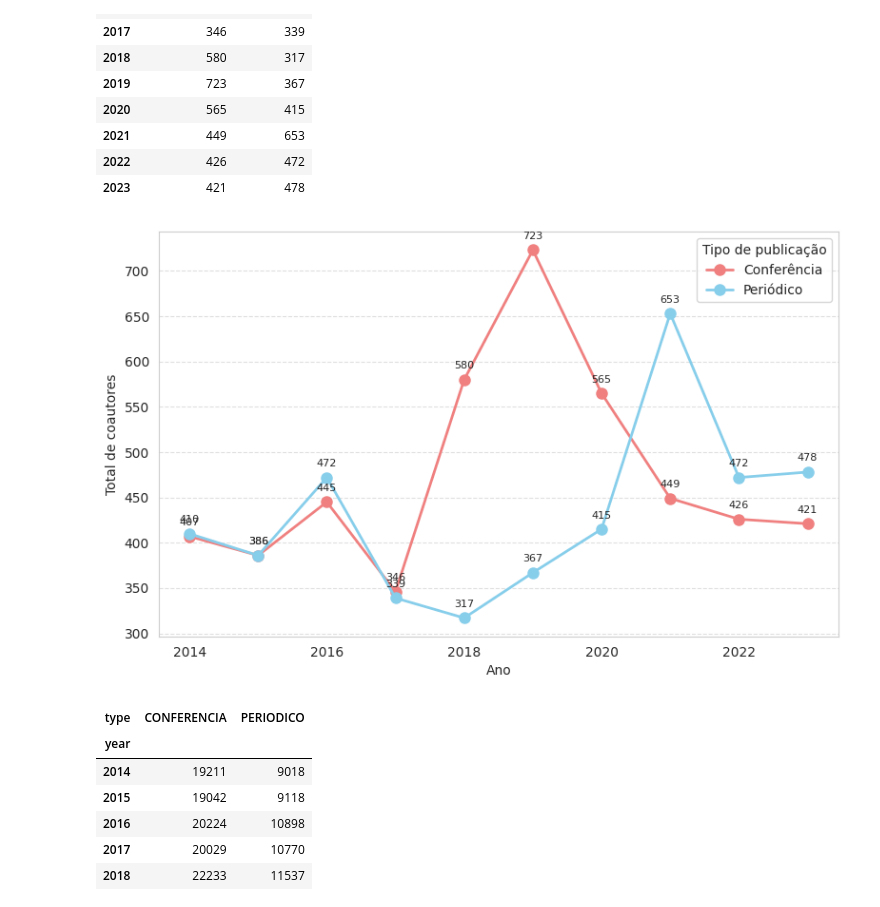
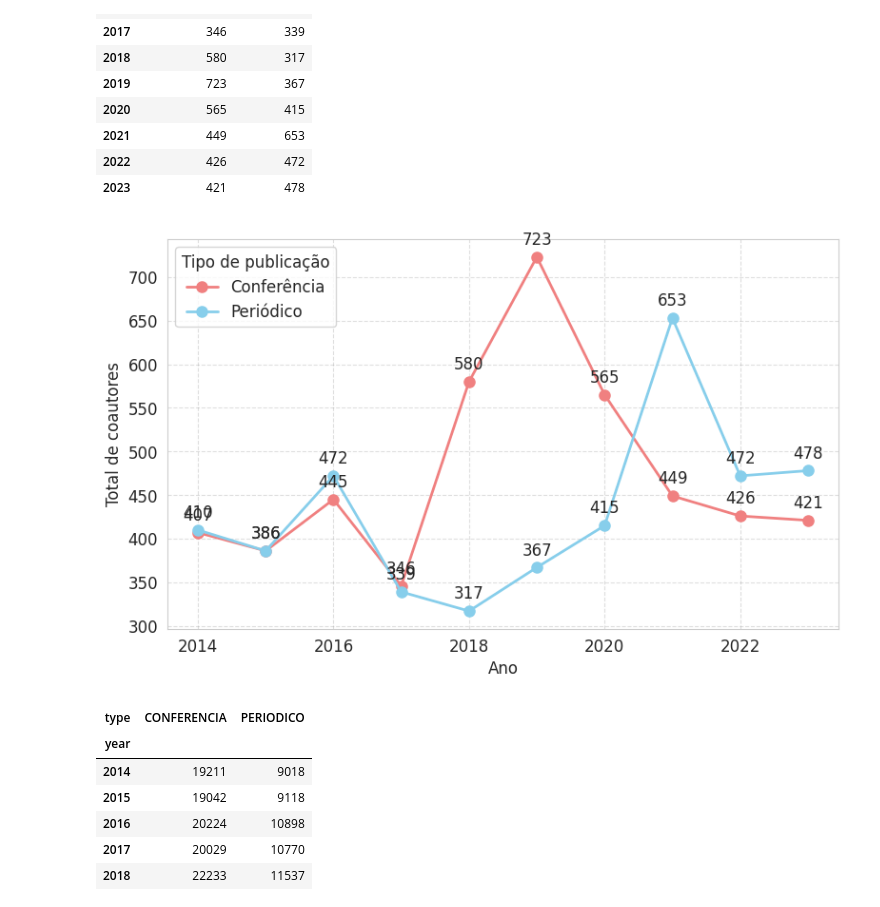
Before and after one commit to jeojildo/ppgcc-coautorias, a Jupyter notebook: notebooks/04-visualization.ipynb, the cells around one changed output. Saved outputs shown, nothing was run; the diff lists cells and outputs as text; code cells hidden in the pictures.

```diff
--- a/notebooks/04-visualization.ipynb
+++ b/notebooks/04-visualization.ipynb
@@ -152,19 +153,20 @@ df_yearly_all
 fig_yearly_pub_all, ax_yearly_pub_all = plt.subplots(figsize=(8, 5))
 df_yearly_all.plot(kind="line", ax=ax_yearly_pub_all, color=["lightcoral", "skyblue"], marker='o', linewidth=2, markersize=8)
 
-ax_yearly_pub_all.set_xlabel("Ano")
-ax_yearly_pub_all.set_ylabel("Total de publicações")
-ax_yearly_pub_all.legend(title="Tipo de publicação", labels=["Conferência", "Periódico"])
+ax_yearly_pub_all.set_xlabel("Ano", fontsize=12)
+ax_yearly_pub_all.set_ylabel("Total de publicações", fontsize=12)
+ax_yearly_pub_all.legend(title="Tipo de publicação", labels=["Conferência", "Periódico"], fontsize=12, title_fontsize=12)
 
 for line in ax_yearly_pub_all.get_lines():
     for x, y in zip(line.get_xdata(), line.get_ydata()):
-        ax_yearly_pub_all.text(x, y+5, f"{y}", fontsize=8, ha='center', va='bottom')
+        ax_yearly_pub_all.text(x, y+50, f"{y}", fontsize=12, ha='center', va='bottom')
 
 ax_yearly_pub_all.yaxis.grid(linestyle='--', which='major', color='grey', alpha=.25)
 ax_yearly_pub_all.xaxis.grid(linestyle='--', which='major', color='grey', alpha=.25)
 
 ax_yearly_pub_all.set_xticks(df_yearly_all.index)
-ax_yearly_pub_all.set_xticklabels(df_yearly_all.index, rotation=0)
+ax_yearly_pub_all.set_xticklabels(df_yearly_all.index, rotation=0, fontsize=12)
+ax_yearly_pub_all.set_yticklabels(ax_yearly_pub_all.get_yticks().astype(int), fontsize=12)
 
 plt.tight_layout()
 
@@ -181,9 +183,9 @@ fig_yearly_pub_combined, ax_yearly_pub_combined = plt.subplots(figsize=(10, 6))
 df_yearly_all.plot(kind="line", ax=ax_yearly_pub_combined, color=["indianred", "deepskyblue"], marker='s', linewidth=2, markersize=8, linestyle='--', label=['Conferência (Brasil)', 'Periódico (Brasil)'])
 df_yearly.plot(kind="line", ax=ax_yearly_pub_combined, color=["lightcoral", "skyblue"], marker='o', linewidth=2, markersize=8, linestyle='-', label=['Conferência (UFPA)', 'Periódico (UFPA)'])
 
-ax_yearly_pub_combined.set_xlabel("Ano")
-ax_yearly_pub_combined.set_ylabel("Total de publicações")
-ax_yearly_pub_combined.legend(title="Tipo de publicação", labels=["Conferência (Brasil)", "Periódico (Brasil)", "Conferência (UFPA)", "Periódico (UFPA)"])
+ax_yearly_pub_combined.set_xlabel("Ano", fontsize=12)
+ax_yearly_pub_combined.set_ylabel("Total de publicações", fontsize=12)
+ax_yearly_pub_combined.legend(title="Tipo de publicação", labels=["Conferência (Brasil)", "Periódico (Brasil)", "Conferência (UFPA)", "Periódico (UFPA)"], fontsize=12, title_fontsize=12)
 
 # for line in ax_yearly_pub_combined.get_lines():
 #     for x, y in zip(line.get_xdata(), line.get_ydata()):
@@ -193,7 +195,8 @@ ax_yearly_pub_combined.yaxis.grid(linestyle='--', which='major', color='grey', a
 ax_yearly_pub_combined.xaxis.grid(linestyle='--', which='major', color='grey', alpha=.25)
 
 ax_yearly_pub_combined.set_xticks(df_yearly.index)
-ax_yearly_pub_combined.set_xticklabels(df_yearly.index, rotation=0)
+ax_yearly_pub_combined.set_xticklabels(df_yearly.index, rotation=0, fontsize=12)
+ax_yearly_pub_combined.set_yticklabels(ax_yearly_pub_combined.get_yticks().astype(int), fontsize=12)
 
 ax_yearly_pub_combined.set_yscale('log')
 
@@ -209,7 +212,7 @@ for line in ax_yearly_pub_combined.get_lines():
             xytext=(0, 6),
             textcoords="offset points",
             ha="center", va="bottom",
-            fontsize=8,
+            fontsize=12,
             path_effects=[pe.withStroke(linewidth=2, foreground="white")]
         )
 
@@ -258,35 +261,33 @@ See the caveats in the documentation: https://pandas.pydata.org/pandas-docs/stab
 # %%
 fig_yearly_coauth, ax_yearly_coauth = plt.subplots(figsize=(8, 5))
 
 df_yearly_coauthorship.plot(
     kind="line",
     ax=ax_yearly_coauth,
     color=["lightcoral", "skyblue"], marker='o', linewidth=2, markersize=8
 )
 
-ax_yearly_coauth.set_xlabel("Ano")
-ax_yearly_coauth.set_ylabel("Total de coautores")
-ax_yearly_coauth.legend(title="Tipo de publicação", labels=["Conferência", "Periódico"])
+ax_yearly_coauth.set_xlabel("Ano", fontsize=12)
+ax_yearly_coauth.set_ylabel("Total de coautores", fontsize=12)
+ax_yearly_coauth.legend(title="Tipo de publicação", labels=["Conferência", "Periódico"], fontsize=12, title_fontsize=12)
 
 for line in ax_yearly_coauth.get_lines():
     for x, y in zip(line.get_xdata(), line.get_ydata()):
-        ax_yearly_coauth.text(x, y+10, f"{y}", fontsize=8, ha='center', va='bottom')
-
-# for container in ax_yearly_coauth.containers:
-    # ax_yearly_coauth.bar_label(container, fmt='%d', fontsize=8, padding=2)
+        ax_yearly_coauth.text(x, y+10, f"{y}", fontsize=12, ha='center', va='bottom')
 
 ax_yearly_coauth.yaxis.grid(linestyle='--', which='major', color='grey', alpha=.25)
-ax_yearly_coauth.xaxis.grid(False)
+ax_yearly_coauth.xaxis.grid(linestyle='--', which='major', color='grey', alpha=.25)
 
-ax_yearly_coauth.set_xticklabels(ax_yearly_coauth.get_xticklabels(), rotation=0)
+ax_yearly_coauth.set_xticklabels(ax_yearly_coauth.get_xticklabels(), rotation=0, fontsize=12)
+ax_yearly_coauth.set_yticklabels(ax_yearly_coauth.get_yticks().astype(int), fontsize=12)
 
 plt.tight_layout()
 plt.savefig(Path(visualization_directory, "yearly_coauthorship.png"), dpi=300, bbox_inches='tight')
 plt.savefig(Path(visualization_directory, "yearly_coauthorship.svg"), format='svg', bbox_inches='tight')
 plt.savefig(Path(visualization_directory, "yearly_coauthorship.pdf"), format='pdf', bbox_inches='tight')
 plt.show()
 # %% [output]
-[figure, old version]
+[figure, new version]
 # %%
 df_yearly_coauthorship_all = df_productions.copy()
 df_yearly_coauthorship_all = df_yearly_coauthorship_all[(df_yearly_coauthorship_all["year"] >= 2014) & (df_yearly_coauthorship_all["year"] <= 2023)]
```
Also changed, not shown: parts of 12 cells of this notebook.
